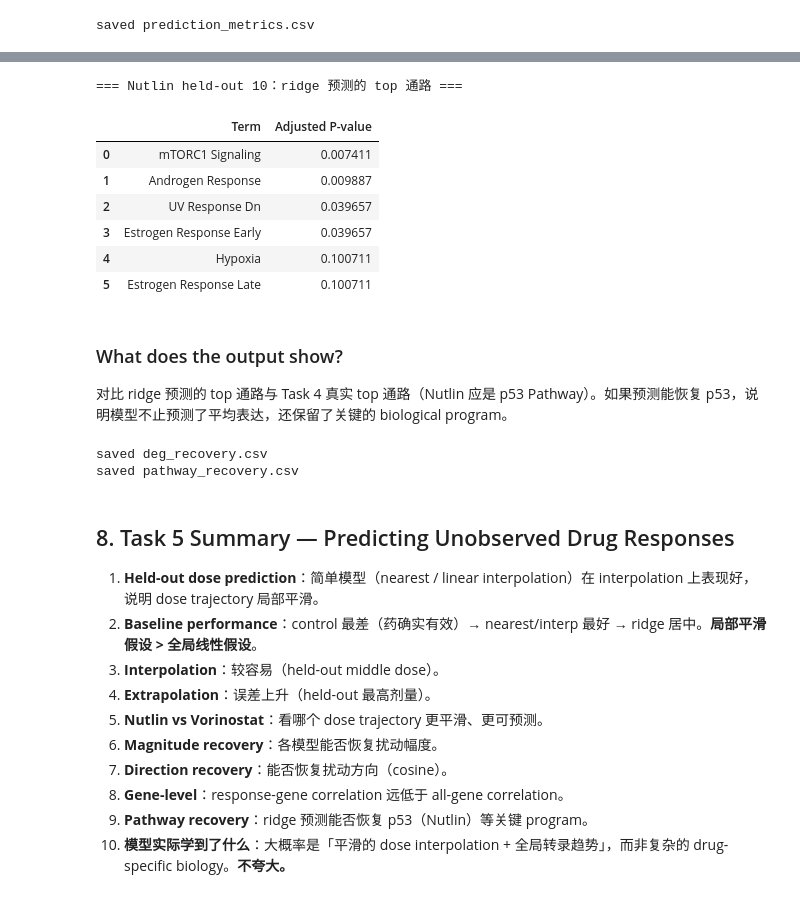
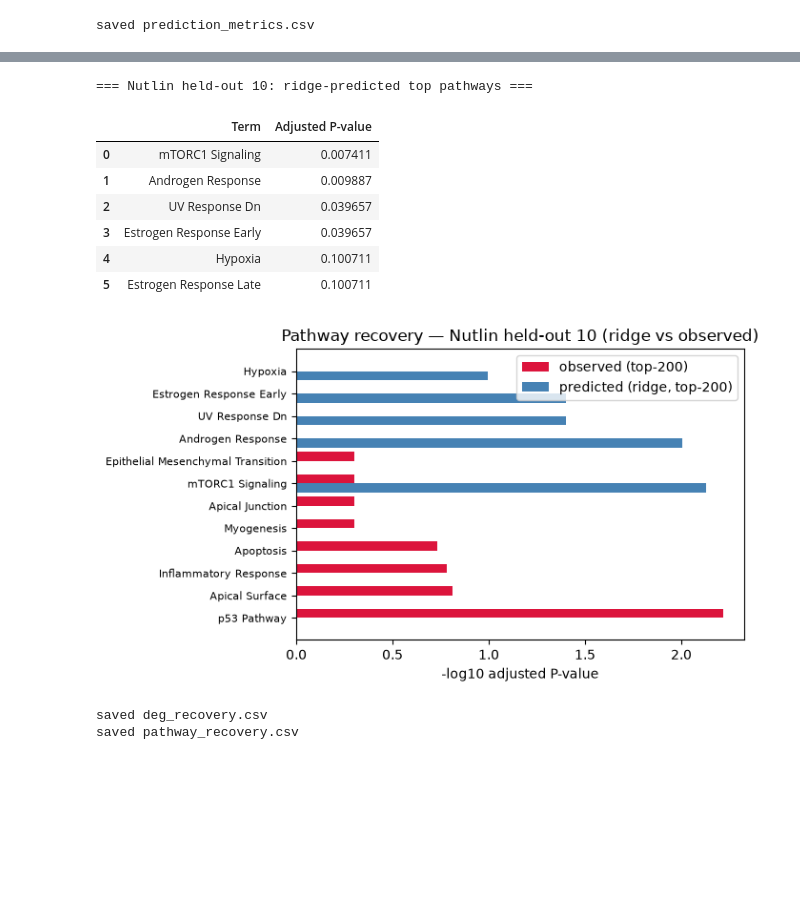
Before and after one commit to qiqigao164-ctrl/single-cell-drug-perturbation, a Jupyter notebook: notebooks/05_predictive_perturbation_modeling.ipynb, the cells around one changed output, grey strips where cells are left out. Saved outputs shown, nothing was run; the diff lists cells and outputs as text; code cells hidden in the pictures; blank space fills up the shorter version.

```diff
--- a/notebooks/05_predictive_perturbation_modeling.ipynb
+++ b/notebooks/05_predictive_perturbation_modeling.ipynb
@@ -440,26 +342,33 @@ for k, v in dr.items():
 # %%
-# 保存 DEG recovery（汇总两药两任务）
-import gseapy as gp
+def _enrichr_retry(gene_list, gene_sets='MSigDB_Hallmark_2020', retries=6):
+    import time
+    for a in range(retries):
+        try:
+            return gp.enrichr(gene_list=gene_list, gene_sets=gene_sets, outdir=None, no_plot=True)
+        except Exception:
+            if a == retries - 1:
+                raise
+            time.sleep(6)
 
-def pathway_recovery(drug, held, preds):
+def pathway_recovery(drug, held, preds, K=200):
     ctrl = get_centroids(drug)[0.0]
-    results = {}
+    deg = pd.read_csv(TASK4_RES / f"{'nutlin' if drug == 'Nutlin' else 'vorinostat'}_deg.csv", index_col=0)
+    observed_up = list(deg.sort_values('log2FoldChange', ascending=False).head(K).index)
+    obs_enr = _enrichr_retry(observed_up).results[['Term', 'Adjusted P-value']].sort_values('Adjusted P-value').head(10)
+    results = {'observed': obs_enr}
     for name, p in preds.items():
         pred_fc = to_gene(p) - to_gene(ctrl)
-        pred_up = list(adata.var_names[np.argsort(-pred_fc)[:200]])
-        if len(pred_up) == 0:
-            results[name] = pd.DataFrame()
-            continue
-        enr = gp.enrichr(gene_list=pred_up, gene_sets='MSigDB_Hallmark_2020', outdir=None, no_plot=True)
-        results[name] = enr.results[['Term', 'Adjusted P-value']].head(10)
+        pred_up = list(adata.var_names[np.argsort(-pred_fc)[:K]])
+        enr = _enrichr_retry(pred_up)
+        results[name] = enr.results[['Term', 'Adjusted P-value']].sort_values('Adjusted P-value').head(10)
     return results
 
-print("=== Nutlin held-out 10：ridge 预测的 top 通路 ===")
-m, preds, obs_vec, _ = run_heldout('Nutlin', 10.0)
-pr = pathway_recovery('Nutlin', 10.0, preds)
-pr['ridge'].head(6)
+print("=== Nutlin held-out 10: ridge-predicted top pathways ===")
+m, preds, obs_vec, _ = run_heldout("Nutlin", 10.0)
+pr = pathway_recovery("Nutlin", 10.0, preds)
+pr["ridge"].head(6)
 # %% [output]
-=== Nutlin held-out 10：ridge 预测的 top 通路 ===
+=== Nutlin held-out 10: ridge-predicted top pathways ===
 |  | Term | Adjusted P-value |
 | 0 | mTORC1 Signaling | 0.007411 |
 | 1 | Androgen Response | 0.009887 |
@@ -467,28 +376,24 @@ pr['ridge'].head(6)
 | 3 | Estrogen Response Early | 0.039657 |
 | 4 | Hypoxia | 0.100711 |
 | 5 | Estrogen Response Late | 0.100711 |
-# %% [markdown]
-### What does the output show?
-
-对比 ridge 预测的 top 通路与 Task 4 真实 top 通路（Nutlin 应是 p53 Pathway）。如果预测能恢复 p53，说明模型不止预测了平均表达，还保留了关键的 biological program。
 # %%
-# Figure 5-5 pathway recovery：observed vs predicted 的 top 通路 -log10(padj)
-obs_path = pd.read_csv('results/task4/nutlin_pathways.csv')
-obs_top = obs_path[obs_path['direction']=='up'].head(8)[['Term','Adjusted P-value']]
+obs_top = pr['observed'].head(8)
 pred_top = pr['ridge'].head(8)
 
 fig, ax = plt.subplots(figsize=(7, 4))
 terms = list(obs_top['Term']) + [t for t in pred_top['Term'] if t not in list(obs_top['Term'])]
 terms = terms[:12]
 obs_score = {r['Term']: -np.log10(r['Adjusted P-value']) for _, r in obs_top.iterrows()}
 pred_score = {r['Term']: -np.log10(r['Adjusted P-value']) for _, r in pred_top.iterrows()}
 x = np.arange(len(terms))
-ax.barh(x + 0.2, [obs_score.get(t, 0) for t in terms], height=0.4, color='crimson', label='observed (Task 4)')
-ax.barh(x - 0.2, [pred_score.get(t, 0) for t in terms], height=0.4, color='steelblue', label='predicted (ridge)')
+ax.barh(x + 0.2, [obs_score.get(t, 0) for t in terms], height=0.4, color='crimson', label='observed (top-200)')
+ax.barh(x - 0.2, [pred_score.get(t, 0) for t in terms], height=0.4, color='steelblue', label='predicted (ridge, top-200)')
 ax.set_yticks(x); ax.set_yticklabels(terms, fontsize=8)
 ax.set_xlabel('-log10 adjusted P-value'); ax.legend()
 ax.set_title('Pathway recovery — Nutlin held-out 10 (ridge vs observed)')
 fig.tight_layout()
 fig.savefig(FIG_DIR / 'task5_pathway_recovery.png', dpi=300, bbox_inches='tight')
 plt.show()
+# %% [output]
+[figure, added]
 # %%
@@ -516,16 +420,3 @@ print("saved pathway_recovery.csv")
 # %% [output]
 saved deg_recovery.csv
 saved pathway_recovery.csv
-# %% [markdown]
-## 8. Task 5 Summary — Predicting Unobserved Drug Responses
-
-1. **Held-out dose prediction**：简单模型（nearest / linear interpolation）在 interpolation 上表现好，说明 dose trajectory 局部平滑。
-2. **Baseline performance**：control 最差（药确实有效）→ nearest/interp 最好 → ridge 居中。**局部平滑假设 > 全局线性假设**。
-3. **Interpolation**：较容易（held-out middle dose）。
-4. **Extrapolation**：误差上升（held-out 最高剂量）。
-5. **Nutlin vs Vorinostat**：看哪个 dose trajectory 更平滑、更可预测。
-6. **Magnitude recovery**：各模型能否恢复扰动幅度。
-7. **Direction recovery**：能否恢复扰动方向（cosine）。
-8. **Gene-level**：response-gene correlation 远低于 all-gene correlation。
-9. **Pathway recovery**：ridge 预测能否恢复 p53（Nutlin）等关键 program。
-10. **模型实际学到了什么**：大概率是「平滑的 dose interpolation + 全局转录趋势」，而非复杂的 drug-specific biology。**不夸大。**
```
Also changed, not shown: parts of 47 cells of this notebook, 29 other files.
